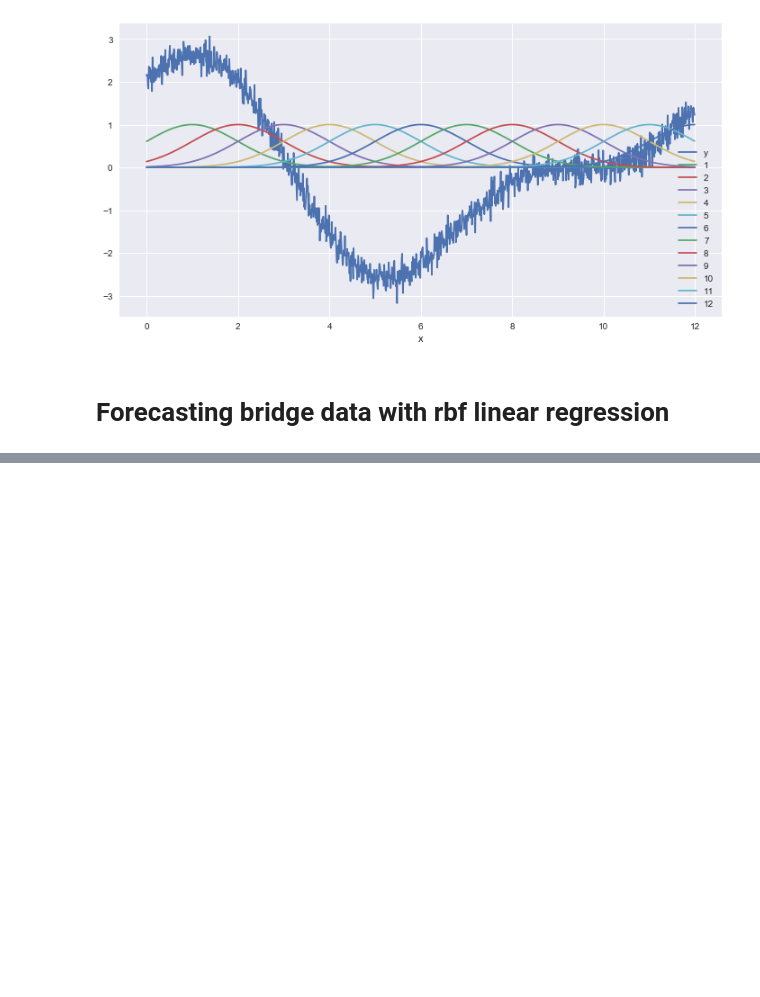
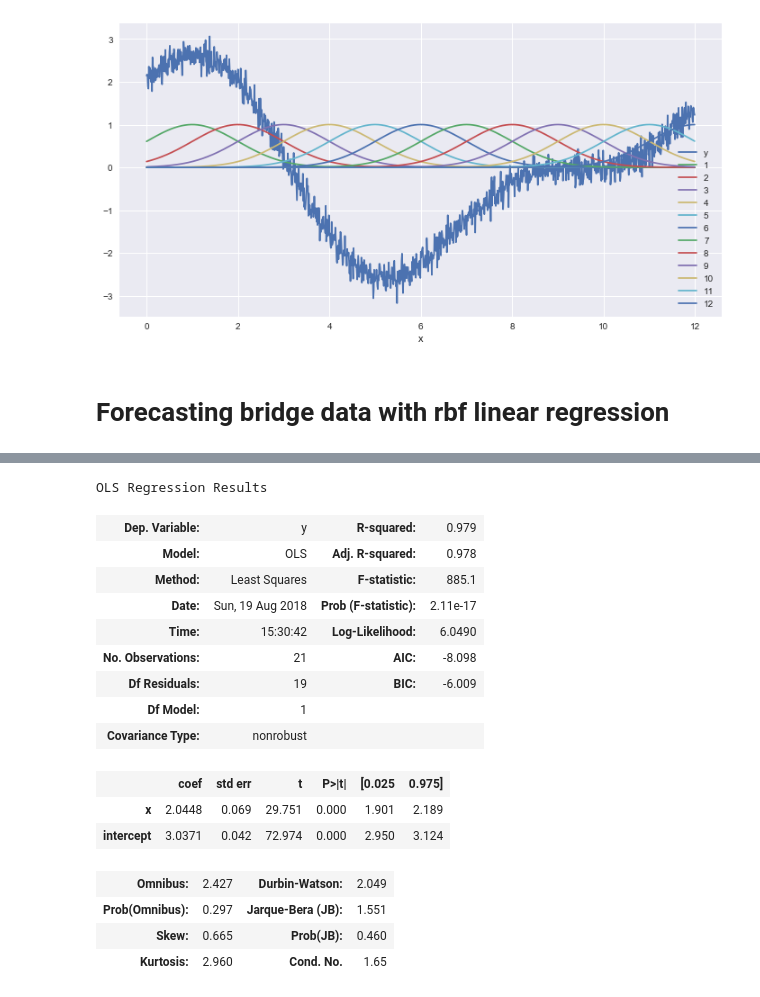
Before and after one commit to caheredia/Radial_Base_Functions, a Jupyter notebook: 2018-08-18_ch_Radial_Base_Functions.ipynb, the cells around one changed output, grey strips where cells are left out. Cells and saved outputs as stored; diff of their text form; code cells hidden in the pictures; blank space fills up the shorter version.

Commit message:
added ols models

```diff
--- a/2018-08-18_ch_Radial_Base_Functions.ipynb
+++ b/2018-08-18_ch_Radial_Base_Functions.ipynb
@@ -78,0 +100,23 @@ df.set_index('x').plot(figsize=(12,6));
+# %%
+X = df[['x', 'intercept']]
+Y = df['y']
+result = sm.OLS( Y, X ).fit()
+result.summary()
+# %% [output]
+OLS Regression Results
+| Dep. Variable: | y | R-squared: | 0.979 |
+| Model: | OLS | Adj. R-squared: | 0.978 |
+| Method: | Least Squares | F-statistic: | 885.1 |
+| Date: | Sun, 19 Aug 2018 | Prob (F-statistic): | 2.11e-17 |
+| Time: | 15:30:42 | Log-Likelihood: | 6.0490 |
+| No. Observations: | 21 | AIC: | -8.098 |
+| Df Residuals: | 19 | BIC: | -6.009 |
+| Df Model: | 1 |  |  |
+| Covariance Type: | nonrobust |  |  |
+|  | coef | std err | t | P>|t| | [0.025 | 0.975] |
+| x | 2.0448 | 0.069 | 29.751 | 0.000 | 1.901 | 2.189 |
+| intercept | 3.0371 | 0.042 | 72.974 | 0.000 | 2.950 | 3.124 |
+| Omnibus: | 2.427 | Durbin-Watson: | 2.049 |
+| Prob(Omnibus): | 0.297 | Jarque-Bera (JB): | 1.551 |
+| Skew: | 0.665 | Prob(JB): | 0.460 |
+| Kurtosis: | 2.960 | Cond. No. | 1.65 |
```
Also changed, not shown: parts of 8 cells of this notebook.
